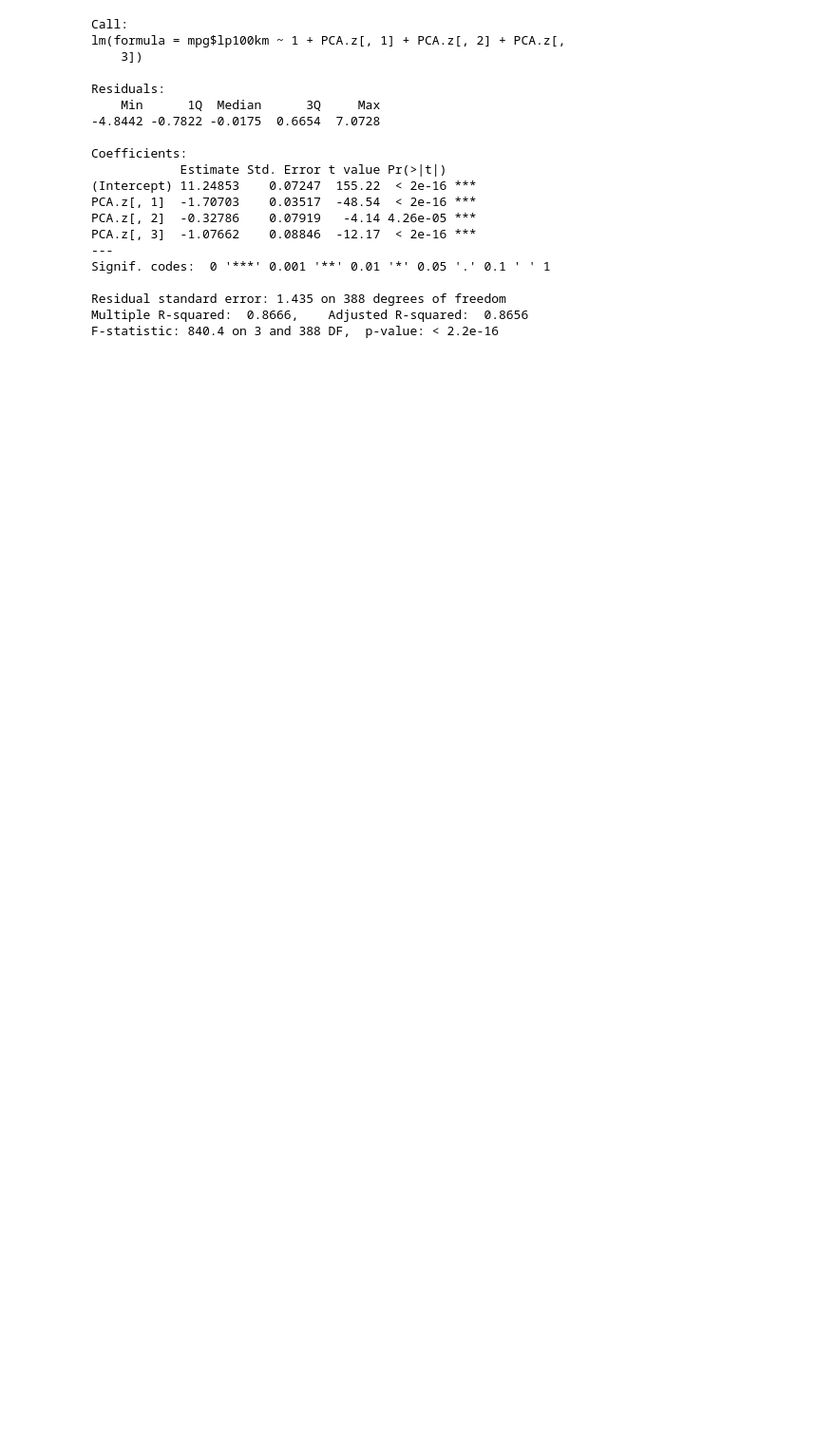
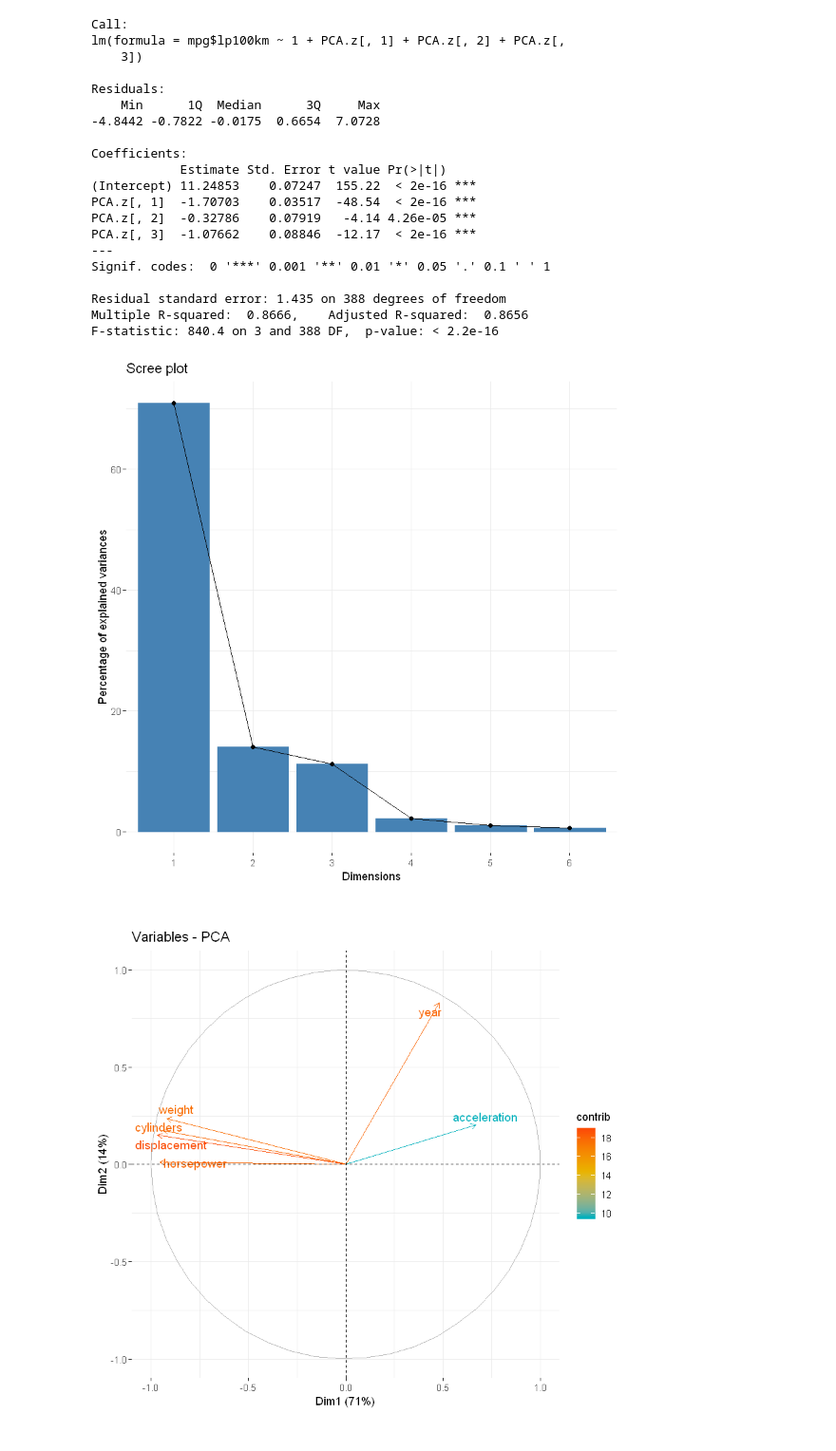
Before and after one commit to KillingVectorField/STA232-Final-Project, a Jupyter notebook: mpg_by_Jason.ipynb, the cells around one changed output. Shown at 95% size. Drawn from its saved outputs; the diff is of its cells as text; code cells hidden in the pictures; blank space fills up the shorter version.

```diff
--- a/mpg_by_Jason.ipynb
+++ b/mpg_by_Jason.ipynb
@@ -406,3 +387,25 @@ Signif. codes:  0 '***' 0.001 '**' 0.01 '*' 0.05 '.' 0.1 ' ' 1
 Residual standard error: 1.435 on 388 degrees of freedom
 Multiple R-squared:  0.8666,    Adjusted R-squared:  0.8656
 F-statistic: 840.4 on 3 and 388 DF,  p-value: < 2.2e-16
+# %%
+library(factoextra)
+fviz_eig(PCA)
+fviz_pca_var(PCA,
+             col.var = "contrib", # Color by contributions to the PC
+             gradient.cols = c("#00AFBB", "#E7B800", "#FC4E07"),
+             repel = TRUE     # Avoid text overlapping
+             )
+# fviz_pca_ind(PCA,
+#              col.ind = "cos2", # Color by the quality of representation
+#              gradient.cols = c("#00AFBB", "#E7B800", "#FC4E07"),
+#              repel = TRUE     # Avoid text overlapping
+#              )
+#help(fviz_pca_biplot)
+fviz_pca_biplot(PCA, repel = TRUE,
+                col.var = "#2E9FDF", # Variables color
+                col.ind = "#696969",  # Individuals color
+                select.ind = list(cos2 = 10)
+                )
+# %% [output]
+[figure, added]
+[figure, added]
```
Also changed, not shown: parts of 13 cells of this notebook.
